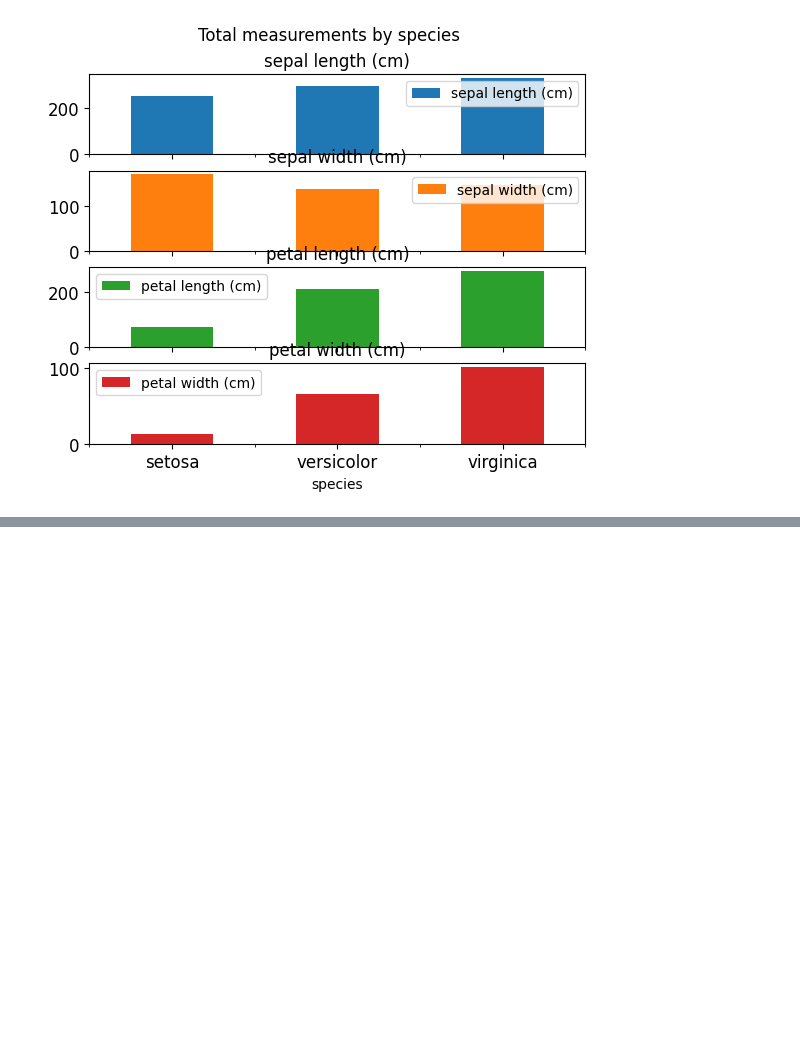
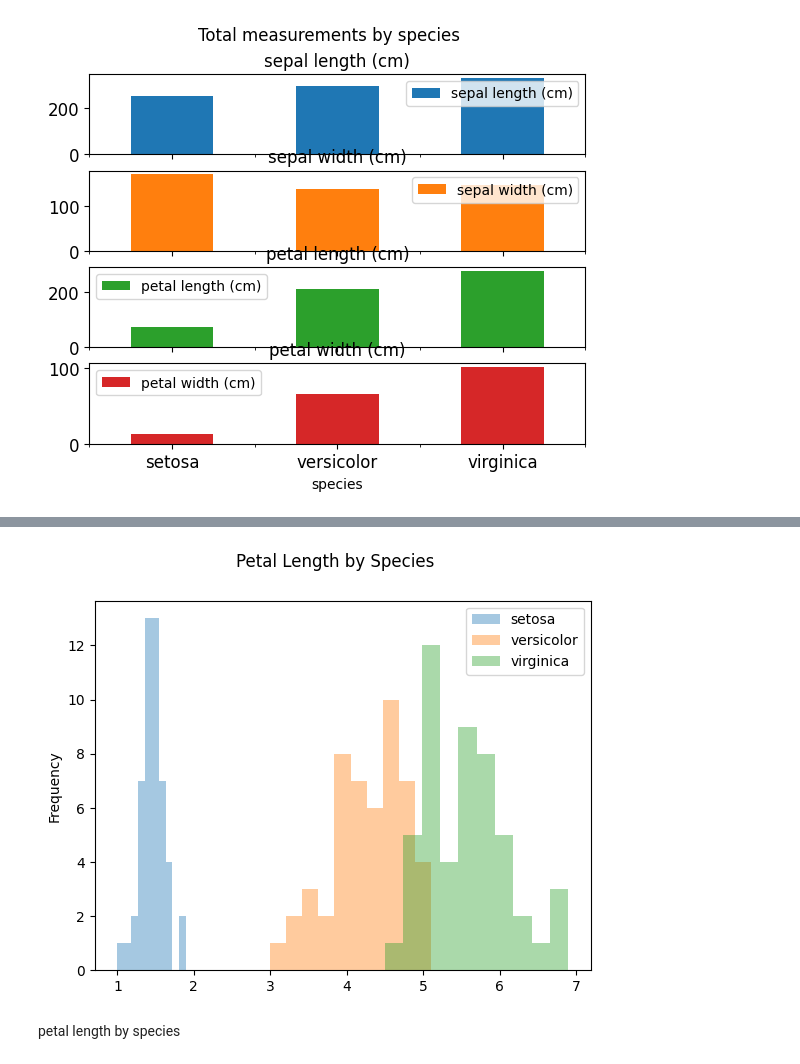
Before and after one commit to Ahmed-Mana3/--encryption-and-decryption-program--, a Jupyter notebook: Welcome_To_Colab.ipynb, the cells around one changed output, grey strips where cells are left out. Drawn from its saved outputs; the diff is of its cells as text; code cells hidden in the pictures; blank space fills up the shorter version.

```diff
--- a/Welcome_To_Colab.ipynb
+++ b/Welcome_To_Colab.ipynb
@@ -199,0 +236,23 @@ plt.show()
+# %%
+import pandas as pd
+from matplotlib import pyplot as plt
+import sklearn.datasets
+
+def get_iris_df():
+    ds = sklearn.datasets.load_iris()
+    df = pd.DataFrame(ds['data'], columns=ds['feature_names'])
+    code_species_map = ds['target_names']
+    df['species'] = [code_species_map[c] for c in ds['target']]
+    return df
+
+for spec in df['species'].unique():
+  forspec = df[df['species']==spec]
+  forspec['petal length (cm)'].plot(
+  kind='hist', alpha=0.4, label=spec)
+  plt.legend(loc='upper right')
+  plt.suptitle('Petal Length by Species')
+  plt.savefig('iris_hist_by_spec.jpg')
+# %% [output]
+[figure, added]
+# %% [markdown]
+petal length by species
```
Also changed, not shown: parts of 5 cells of this notebook.
